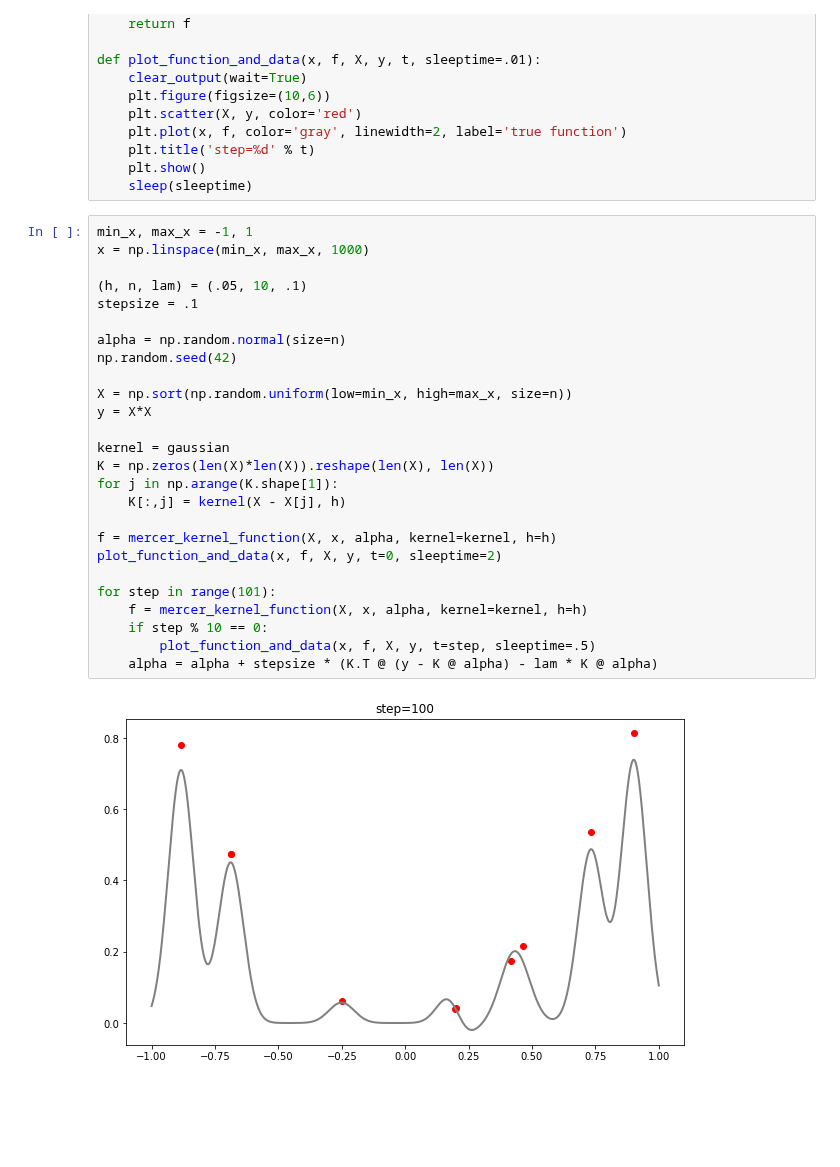
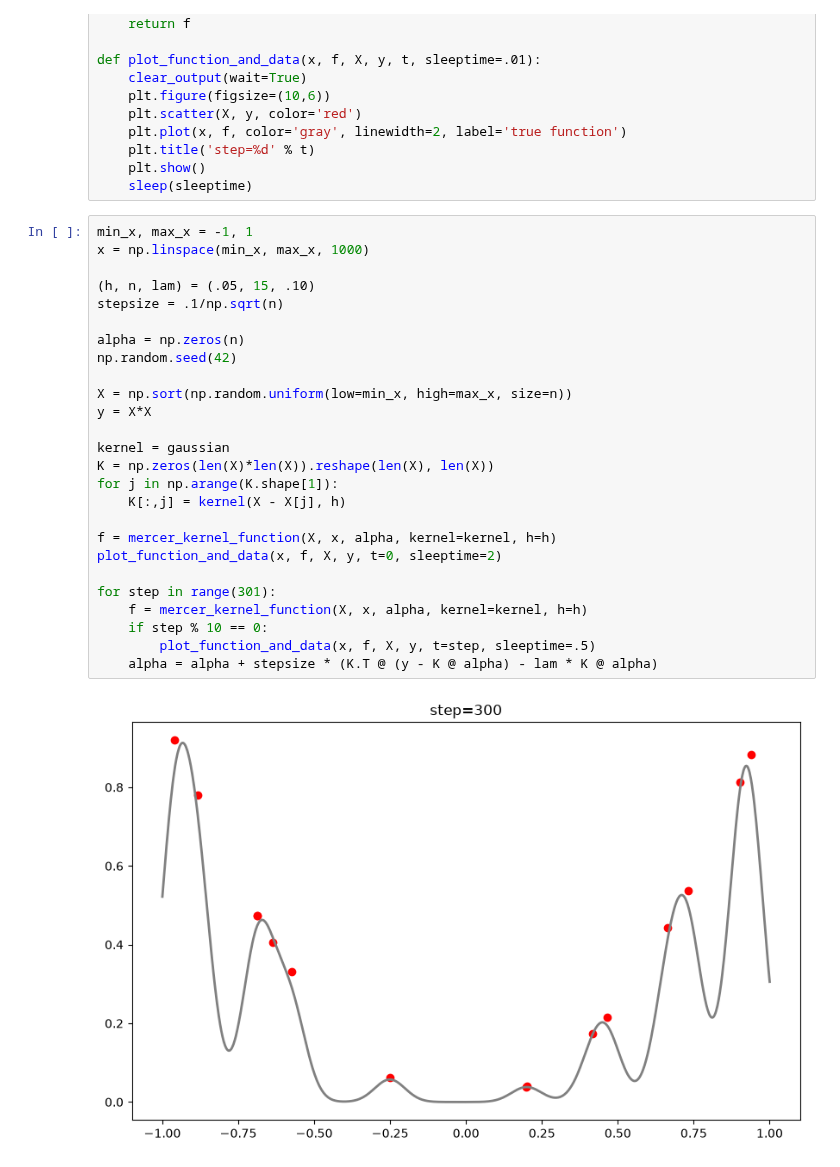
Before and after one commit to YData123/sds365-fa26, a Jupyter notebook: demos/mercer_kernels/mercer-kernel-fit-demo.ipynb, the cells around one changed output. Saved outputs shown, nothing was run; the diff lists cells and outputs as text; blank space fills up the shorter version.

Commit message:
updated stepsize to 1/sqrt(n)

```diff
--- a/demos/mercer_kernels/mercer-kernel-fit-demo.ipynb
+++ b/demos/mercer_kernels/mercer-kernel-fit-demo.ipynb
@@ -47,28 +47,28 @@ def plot_function_and_data(x, f, X, y, t, sleeptime=.01):
 # %%
 min_x, max_x = -1, 1
 x = np.linspace(min_x, max_x, 1000)
 
-(h, n, lam) = (.05, 10, .1)
-stepsize = .1
+(h, n, lam) = (.05, 15, .10)
+stepsize = .1/np.sqrt(n)
 
-alpha = np.random.normal(size=n)
+alpha = np.zeros(n)
 np.random.seed(42)
 
 X = np.sort(np.random.uniform(low=min_x, high=max_x, size=n))
 y = X*X
 
 kernel = gaussian
 K = np.zeros(len(X)*len(X)).reshape(len(X), len(X))
 for j in np.arange(K.shape[1]):
     K[:,j] = kernel(X - X[j], h)
 
 f = mercer_kernel_function(X, x, alpha, kernel=kernel, h=h)
 plot_function_and_data(x, f, X, y, t=0, sleeptime=2)
 
-for step in range(101):
+for step in range(301):
     f = mercer_kernel_function(X, x, alpha, kernel=kernel, h=h)
     if step % 10 == 0:
         plot_function_and_data(x, f, X, y, t=step, sleeptime=.5)
     alpha = alpha + stepsize * (K.T @ (y - K @ alpha) - lam * K @ alpha)
 # %% [output]
-[figure, old version]
+[figure, new version]
```
